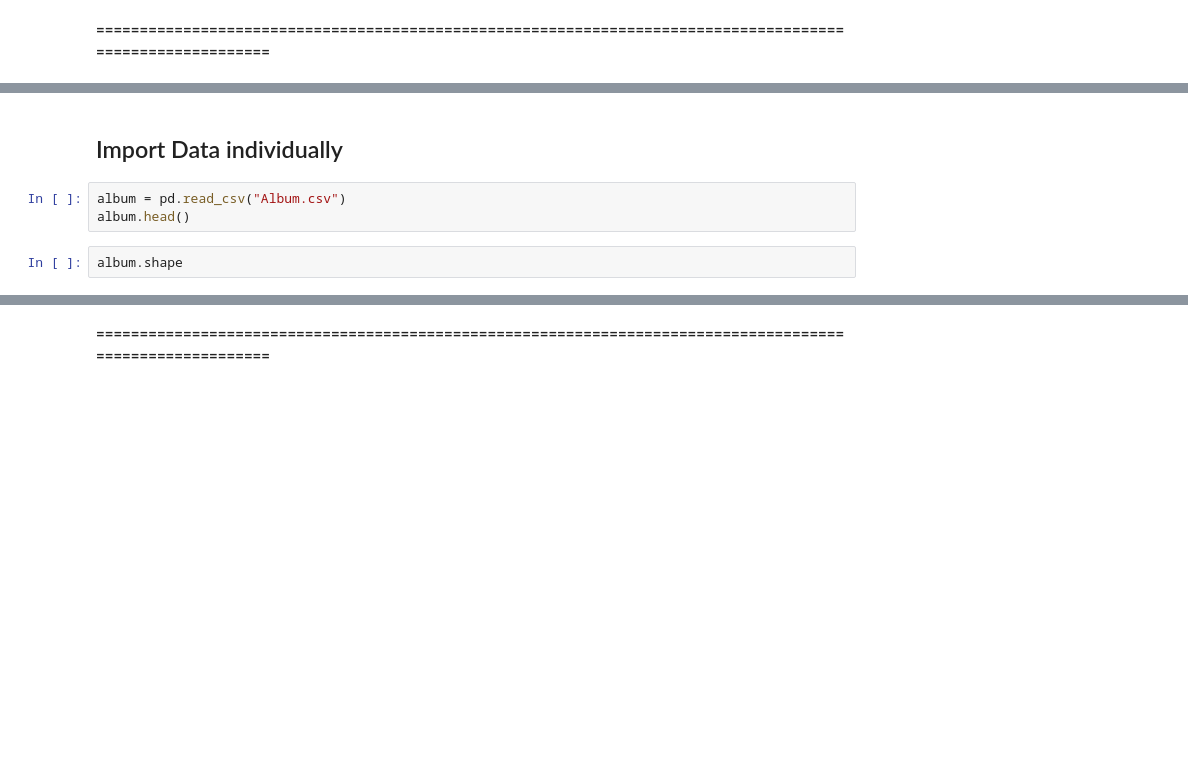
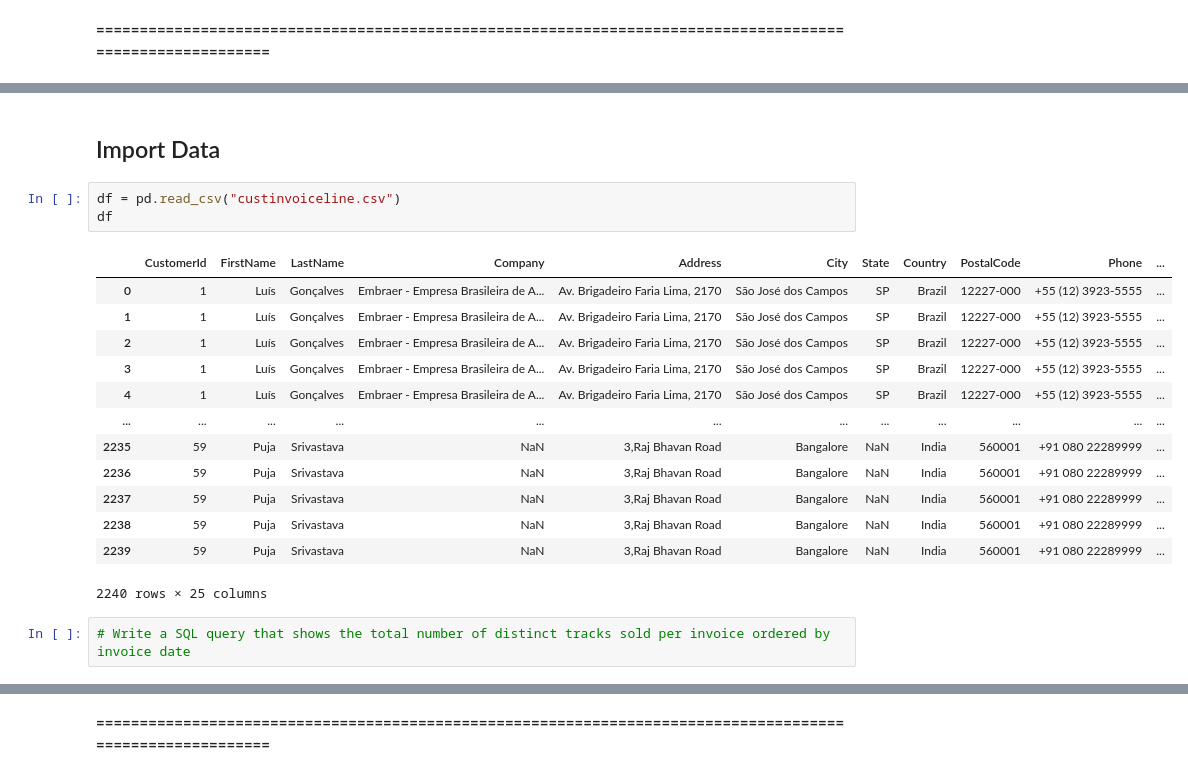
Before and after one commit to dennislamcv1/IllinoisTechRD, a Jupyter notebook: Summative Course Assessment 3.ipynb, the cells around one changed output, grey strips where cells are left out. Drawn from its saved outputs; the diff is of its cells as text; blank space fills up the shorter version.

```diff
--- a/Summative Course Assessment 3.ipynb
+++ b/Summative Course Assessment 3.ipynb
@@ -43,7 +43,21 @@ np.set_printoptions(suppress=True)
 # %% [markdown]
-## Import Data individually
+## Import Data
 # %%
-album = pd.read_csv("Album.csv")
-album.head()
+df = pd.read_csv("custinvoiceline.csv")
+df
+# %% [output]
+|  | CustomerId | FirstName | LastName | Company | Address | City | State | Country | PostalCode | Phone | ... |
+| 0 | 1 | Luís | Gonçalves | Embraer - Empresa Brasileira de A... | Av. Brigadeiro Faria Lima, 2170 | São José dos Campos | SP | Brazil | 12227-000 | +55 (12) 3923-5555 | ... |
+| 1 | 1 | Luís | Gonçalves | Embraer - Empresa Brasileira de A... | Av. Brigadeiro Faria Lima, 2170 | São José dos Campos | SP | Brazil | 12227-000 | +55 (12) 3923-5555 | ... |
+| 2 | 1 | Luís | Gonçalves | Embraer - Empresa Brasileira de A... | Av. Brigadeiro Faria Lima, 2170 | São José dos Campos | SP | Brazil | 12227-000 | +55 (12) 3923-5555 | ... |
+| 3 | 1 | Luís | Gonçalves | Embraer - Empresa Brasileira de A... | Av. Brigadeiro Faria Lima, 2170 | São José dos Campos | SP | Brazil | 12227-000 | +55 (12) 3923-5555 | ... |
+| 4 | 1 | Luís | Gonçalves | Embraer - Empresa Brasileira de A... | Av. Brigadeiro Faria Lima, 2170 | São José dos Campos | SP | Brazil | 12227-000 | +55 (12) 3923-5555 | ... |
+| ... | ... | ... | ... | ... | ... | ... | ... | ... | ... | ... | ... |
+| 2235 | 59 | Puja | Srivastava | NaN | 3,Raj Bhavan Road | Bangalore | NaN | India | 560001 | +91 080 22289999 | ... |
+| 2236 | 59 | Puja | Srivastava | NaN | 3,Raj Bhavan Road | Bangalore | NaN | India | 560001 | +91 080 22289999 | ... |
+| 2237 | 59 | Puja | Srivastava | NaN | 3,Raj Bhavan Road | Bangalore | NaN | India | 560001 | +91 080 22289999 | ... |
+| 2238 | 59 | Puja | Srivastava | NaN | 3,Raj Bhavan Road | Bangalore | NaN | India | 560001 | +91 080 22289999 | ... |
+| 2239 | 59 | Puja | Srivastava | NaN | 3,Raj Bhavan Road | Bangalore | NaN | India | 560001 | +91 080 22289999 | ... |
+2240 rows × 25 columns
-# %%
-album.shape
+# %%
+# Write a SQL query that shows the total number of distinct tracks sold per invoice ordered by invoice date
```
Also changed, not shown: parts of 85 cells of this notebook, 14 other files.
